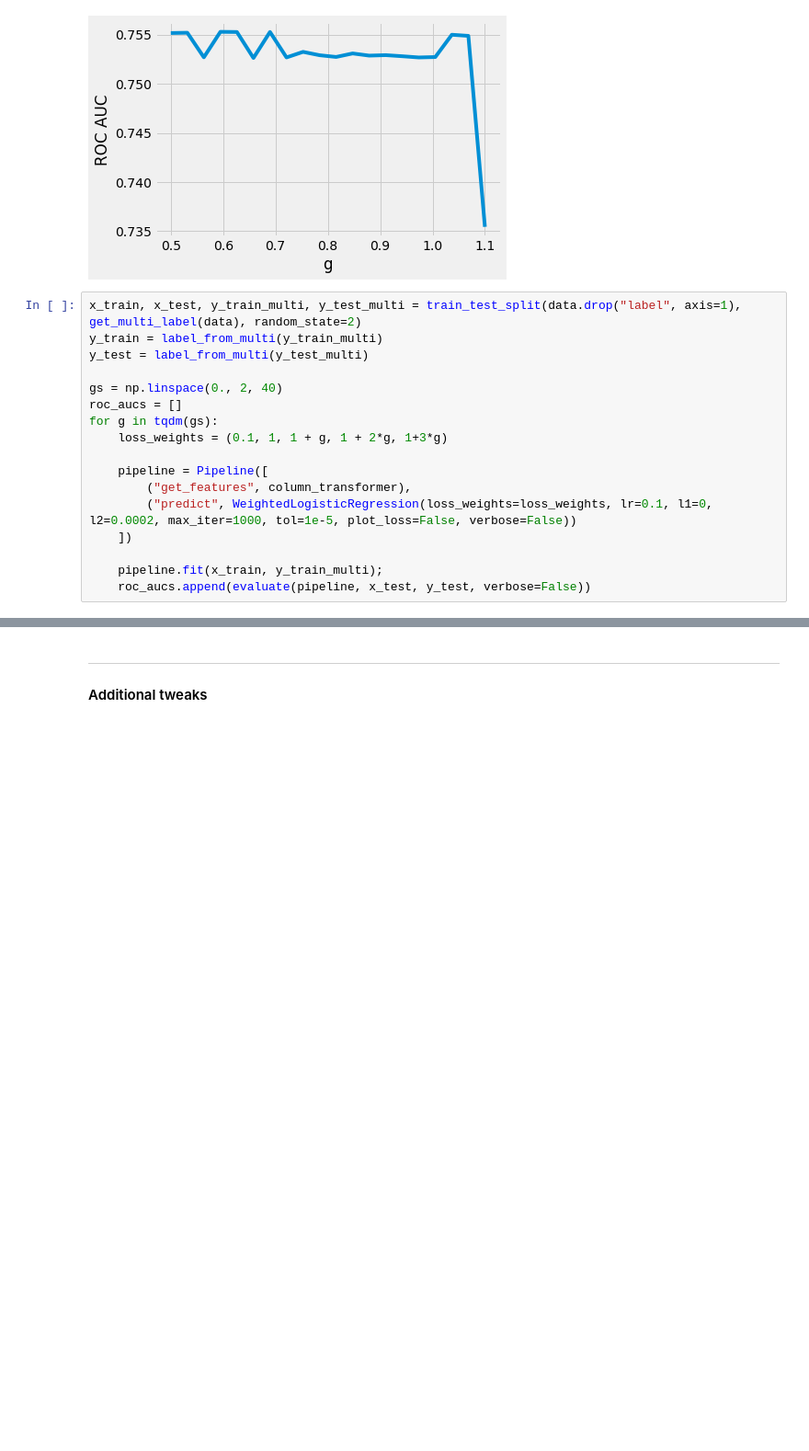
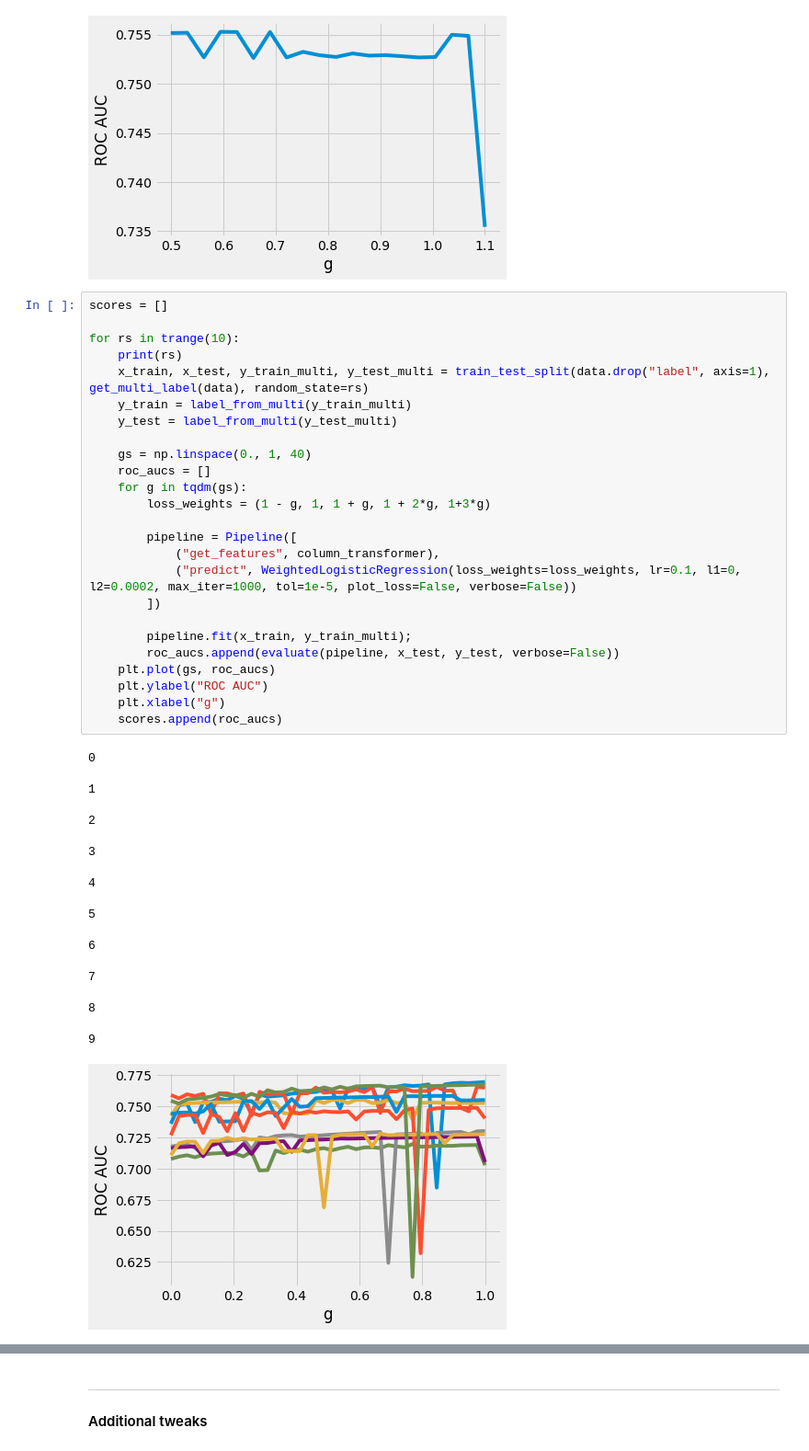
Before and after one commit to kaletap/fact-checking, a Jupyter notebook: custom_loss_evaluation.ipynb, the cells around one changed output, grey strips where cells are left out. Shown at 92% size. Drawn from its saved outputs; the diff is of its cells as text; blank space fills up the shorter version.

```diff
--- a/custom_loss_evaluation.ipynb
+++ b/custom_loss_evaluation.ipynb
@@ -255,22 +255,51 @@ plt.xlabel("g");
 # %% [output]
 [figure]
 # %%
-x_train, x_test, y_train_multi, y_test_multi = train_test_split(data.drop("label", axis=1), get_multi_label(data), random_state=2)
-y_train = label_from_multi(y_train_multi)
-y_test = label_from_multi(y_test_multi)
+scores = []
 
-gs = np.linspace(0., 2, 40)
-roc_aucs = []
-for g in tqdm(gs):
-    loss_weights = (0.1, 1, 1 + g, 1 + 2*g, 1+3*g)
+for rs in trange(10):
+    print(rs)
+    x_train, x_test, y_train_multi, y_test_multi = train_test_split(data.drop("label", axis=1), get_multi_label(data), random_state=rs)
+    y_train = label_from_multi(y_train_multi)
+    y_test = label_from_multi(y_test_multi)
 
-    pipeline = Pipeline([
-        ("get_features", column_transformer),
-        ("predict", WeightedLogisticRegression(loss_weights=loss_weights, lr=0.1, l1=0, l2=0.0002, max_iter=1000, tol=1e-5, plot_loss=False, verbose=False))
-    ])
+    gs = np.linspace(0., 1, 40)
+    roc_aucs = []
+    for g in tqdm(gs):
+        loss_weights = (1 - g, 1, 1 + g, 1 + 2*g, 1+3*g)
 
-    pipeline.fit(x_train, y_train_multi);
-    roc_aucs.append(evaluate(pipeline, x_test, y_test, verbose=False))
+        pipeline = Pipeline([
+            ("get_features", column_transformer),
+            ("predict", WeightedLogisticRegression(loss_weights=loss_weights, lr=0.1, l1=0, l2=0.0002, max_iter=1000, tol=1e-5, plot_loss=False, verbose=False))
+        ])
+
+        pipeline.fit(x_train, y_train_multi);
+        roc_aucs.append(evaluate(pipeline, x_test, y_test, verbose=False))
+    plt.plot(gs, roc_aucs)
+    plt.ylabel("ROC AUC")
+    plt.xlabel("g")
+    scores.append(roc_aucs)
+# %% [output]
+0
+
+1
+
+2
+
+3
+
+4
+
+5
+
+6
+
+7
+
+8
+
+9
+[figure, added]
 # %%
 plt.plot(gs, roc_aucs)
 plt.ylabel("ROC AUC")
```
Also changed, not shown: parts of 3 cells of this notebook, 2 other files.
